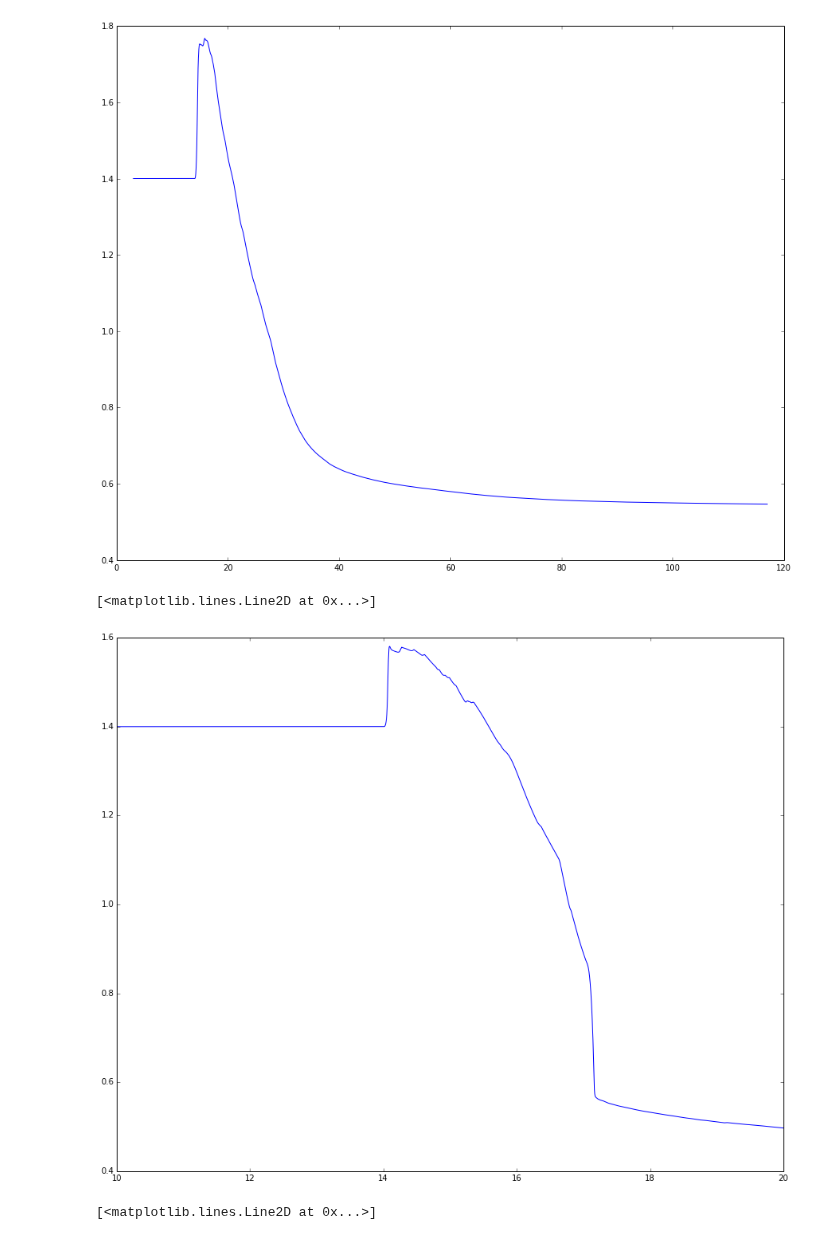
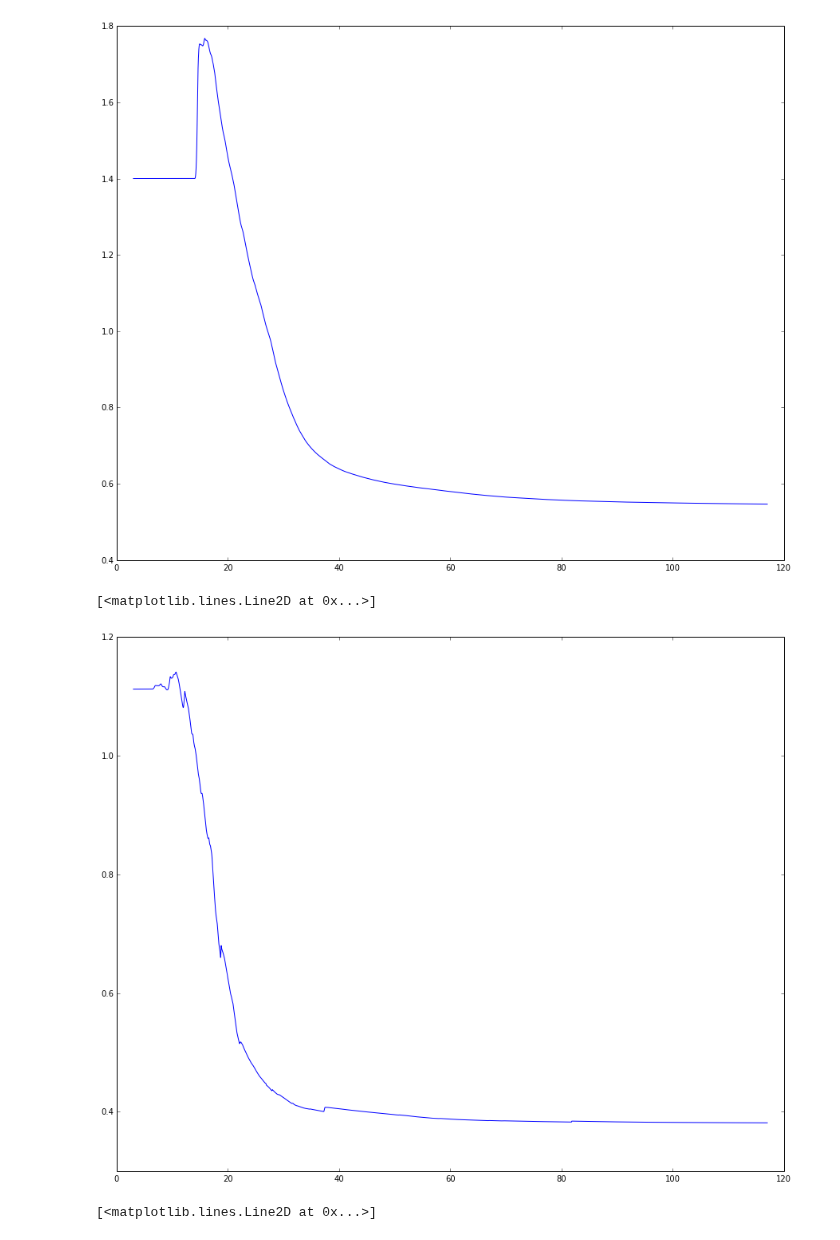
Before and after one commit to forrestsheldon/memNets, a Jupyter notebook: Properties_of_Memristor_Networks.ipynb, the cells around one changed output. Cells and saved outputs as stored; diff of their text form; code cells hidden in the pictures.

```diff
--- a/Properties_of_Memristor_Networks.ipynb
+++ b/Properties_of_Memristor_Networks.ipynb
@@ -166,10 +192,9 @@ t_final = 1500                                              # in units of t_0
 t = np.linspace(0, t_final, 15000 )
 dt = t[1] - t[0]
 
-# V_initial = np.floor(0.2 * lattice_shape[0] * V_t)
-# V_final = np.ceil(0.2 * R_OFF * lattice_shape[0]  / R_ON * V_t)                                    # in units of V_t
-V_initial = 10
-V_final = 22
+V_initial = np.floor(0.1 * lattice_shape[0] * V_t)
+V_final = np.ceil(0.2 * R_OFF * lattice_shape[0]  / R_ON * V_t)                                    # in units of V_t
+
 V_high = np.linspace(V_initial, V_final, len(t))
 v_external = np.empty((num_nodes, len(t))) * np.nan
 v_external[0:lattice_shape[1],  :] = V_high
@@ -177,9 +202,9 @@ v_external[(-1 * lattice_shape[1]):, :] = 0
 # %%
 state_var = gen_adj.cubic_2d(lattice_shape, undirected=False, xbias=0.5, ybias=0.5)
 threshold_voltages = state_var.copy()
-#rows, cols = state_var.nonzero()
-#R_initial = (R_OFF - R_ON) * np.random.random_sample(len(rows)) + R_ON
-#state_var[rows, cols] = 1. / R_initial
+rows, cols = state_var.nonzero()
+R_initial = (R_OFF - R_ON) * np.random.random_sample(len(rows)) + R_ON
+state_var[rows, cols] = 1. / R_initial
 mnet_anis= memnets.MemristorLattice2DCubic(lattice_shape, state_var.copy(), v_external[:,0], XtoG, xdot, jacobian=None,
                            threshold_voltages=threshold_voltages, G_ON=1./R_ON, G_OFF=1./R_OFF)
 
@@ -219,9 +244,9 @@ v_external[(-1 * lattice_shape[1]):, :] = 0
 # %%
 state_var = gen_adj.cubic_2d(lattice_shape, undirected=False, xbias=0.5, ybias=0.5)
 threshold_voltages = state_var.copy()
-#rows, cols = state_var.nonzero()
-#R_initial = (R_OFF - R_ON) * np.random.random_sample(len(rows)) + R_ON
-#state_var[rows, cols] = 1. / R_initial
+rows, cols = state_var.nonzero()
+R_initial = (R_OFF - R_ON) * np.random.random_sample(len(rows)) + R_ON
+state_var[rows, cols] = 1. / R_initial
 mnet_anis= memnets.MemristorLattice2DCubic(lattice_shape, state_var.copy(), v_external[:,0], XtoG, xdot, jacobian=None,
                            threshold_voltages=threshold_voltages, G_ON=1./R_ON, G_OFF=1./R_OFF)
 
@@ -294,8 +319,8 @@ t_final = 1500                                              # in units of t_0
 t = np.linspace(0, t_final, 15000 )
 dt = t[1] - t[0]
 
-V_initial = 10
-V_final = 20                                    # in units of V_t
+V_initial = np.floor(0.2 * lattice_shape[0] * V_t)
+V_final = np.ceil(0.2 * R_OFF * lattice_shape[0]  / R_ON * V_t)    # in units of V_t
 V_high = np.linspace(V_initial, V_final, len(t))
 v_external = np.empty((num_nodes, len(t))) * np.nan
 v_external[0:lattice_shape[1],  :] = V_high
@@ -303,30 +328,30 @@ v_external[(-1 * lattice_shape[1]):, :] = 0
 # %%
 state_var = gen_adj.cubic_2d(lattice_shape, undirected=False, xbias=0.5, ybias=0.5)
 threshold_voltages = state_var.copy()
-#rows, cols = state_var.nonzero()
-#R_initial = (R_OFF - R_ON) * np.random.random_sample(len(rows)) + R_ON
-#state_var[rows, cols] = 1. / R_initial
+rows, cols = state_var.nonzero()
+R_initial = (R_OFF - R_ON) * np.random.random_sample(len(rows)) + R_ON
+state_var[rows, cols] = 1. / R_initial
 mnet_anis= memnets.MemristorLattice2DCubic(lattice_shape, state_var.copy(), v_external[:,0], XtoG, xdot, jacobian=None,
                            threshold_voltages=threshold_voltages, G_ON=1./R_ON, G_OFF=1./R_OFF)
 
 mnet_anis.solve_voltages('cg')
 cond = [mnet_anis.conductivity()]
 # At each time point beginning with the 2nd
 for t_idx, time in enumerate(t[1:]):
     # update external voltages
     mnet_anis.external_voltages = v_external[:,t_idx]
     # integrate the memristances
     mnet_anis.integrate_state_variables(dt, method='myrk4')
     # solve the network
     mnet_anis.solve_voltages('cg')
     # add the memristances to our list
     cond.append(mnet_anis.conductivity())
 
 fig, ax = plt.subplots(figsize=(15, 12))
 ax.plot(V_high, 1. / np.array(cond))
 # %% [output]
 [<matplotlib.lines.Line2D at 0x...>]
-[figure, old version]
+[figure, new version]
 # %%
 lattice_shape = (3, 2)
 num_nodes = lattice_shape[0] * lattice_shape[1]
```
Also changed, not shown: parts of 23 cells of this notebook, 2 other files.
